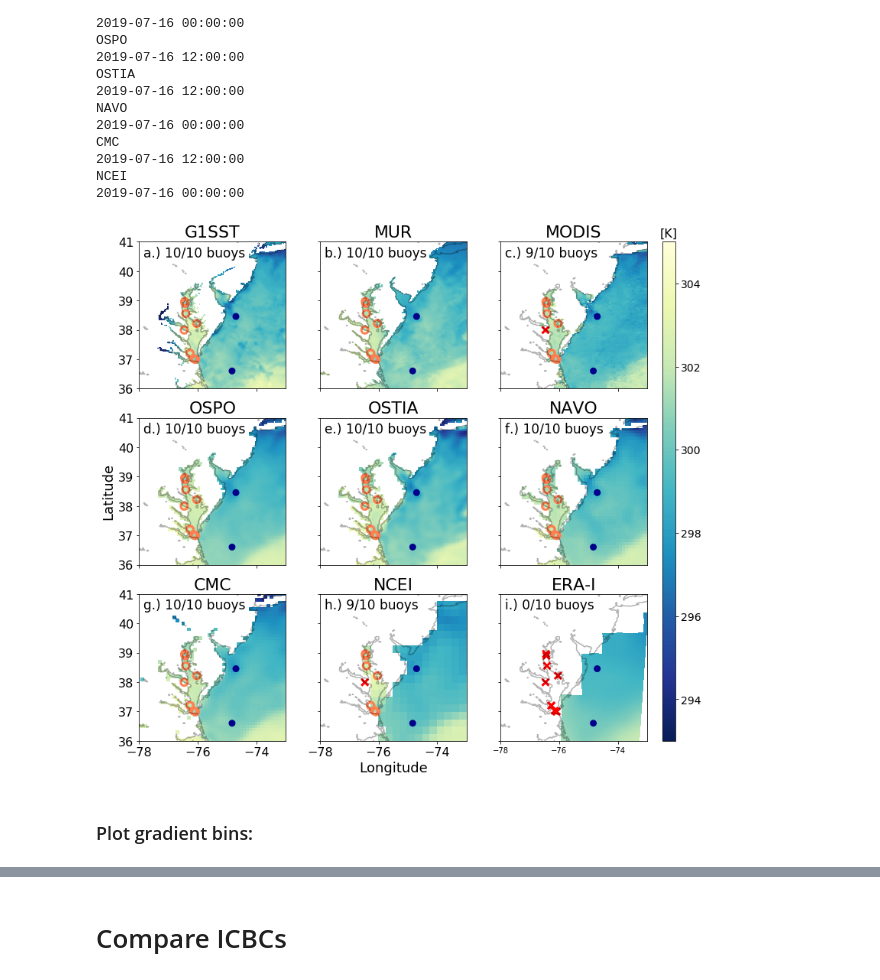
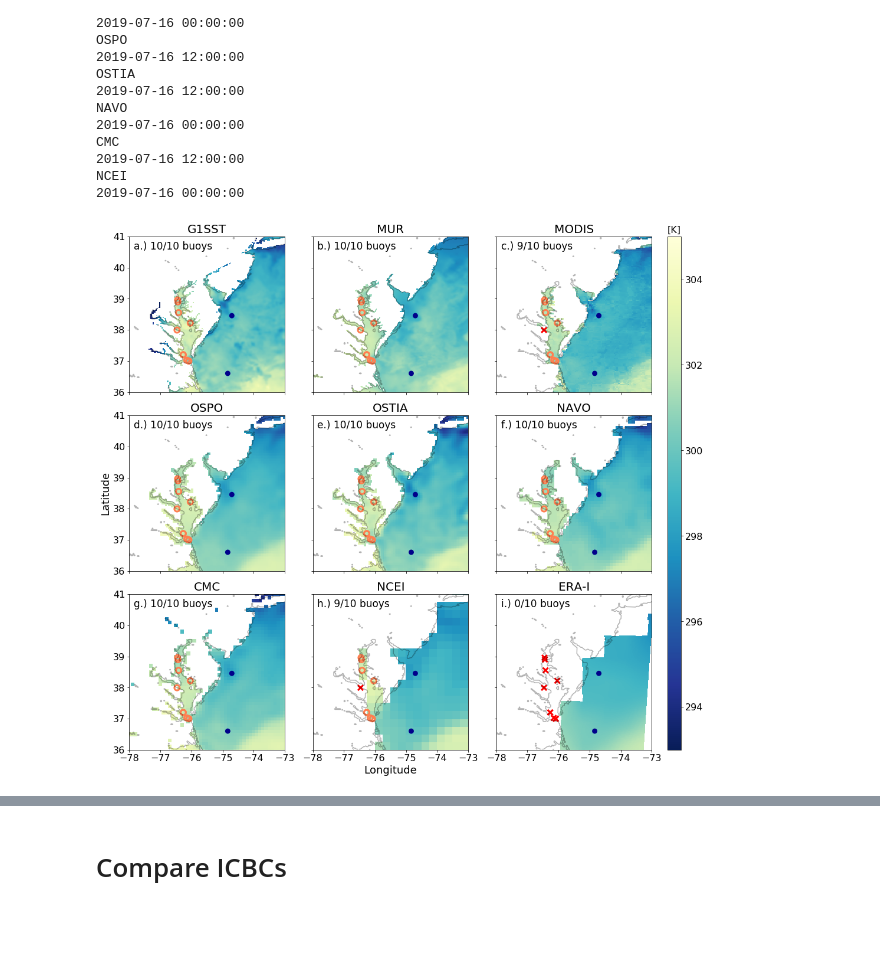
Before and after one commit to hawbecker/publications, a Jupyter notebook: Chesapeake/SST/PreWRF_Analysis.ipynb, the cells around one changed output, grey strips where cells are left out. Cells and saved outputs as stored; diff of their text form; code cells hidden in the pictures; blank space fills up the shorter version.

```diff
--- a/Chesapeake/SST/PreWRF_Analysis.ipynb
+++ b/Chesapeake/SST/PreWRF_Analysis.ipynb
@@ -1554,7 +1478,8 @@ CMC
 NCEI
 2019-07-16 00:00:00
 # %%
-fig,ax = plt.subplots(ncols=3,nrows=3,figsize=(12,12),sharex=True,sharey=True)
+fig,ax = plt.subplots(ncols=3,nrows=3,figsize=(16,16),sharex=True,sharey=True)
+plt.subplots_adjust(hspace=0.15,wspace=0.15)
 row,col = 0,0
 
 cmap = plt.cm.YlGnBu_r
@@ -1579,7 +1504,7 @@ for ss,sst_data in enumerate(plt_order[:]):
     ax[row,col].tick_params(labelsize=16)
     ax[row,col].set_ylim((CBsubset_bot,CBsubset_top))
     ax[row,col].set_xlim((CBsubset_lft,CBsubset_rgt))
-    ax[row,col].set_title(sst_data,size=22)
+    ax[row,col].set_title(sst_data,size=20)
     label_str = '{0}.) '.format(ascii_lowercase[ss])
     if missing_str_fmt == '%':
         missing_str = '{0:3.1f}% Undefined'.format(missing_pct[sst_data])
@@ -1614,7 +1539,9 @@ ax[-1,-1].contour(wrf_d03_lon,wrf_d03_lat,wrf_d03_landmask,colors='k',alpha=0.3,
 ax[-1,-1].set_ylim((CBsubset_bot,CBsubset_top))
 ax[-1,-1].set_xlim((CBsubset_lft,CBsubset_rgt))
 ax[-1,-1].set_aspect('equal')
-ax[-1,-1].set_title('ERA-I',size=22)
+ax[-1,-1].set_title('ERA-I',size=20)
+ax[-1,-1].tick_params(labelsize=16)
+
 label_str = '{0}.) '.format(ascii_lowercase[ss+1])
 sst_data = 'ERAI'
 if missing_str_fmt == '%':
@@ -1630,34 +1557,32 @@ for bb,buoyn in enumerate(shallow_buoys):
     else:
         buoy_c = 'coral'
         buoy_m = 'o'
 
     stn_lat = float(buoy_ds.sel(station=buoyn).lat)
     stn_lon = float(buoy_ds.sel(station=buoyn).lon)
     ax[-1,-1].scatter(stn_lon,stn_lat,ec=buoy_c,marker=buoy_m,fc='none',s=80,lw=3.0)
 
 for row in range(0,3):
     for col in range(0,3):
         for bb,buoyn in enumerate(deep_buoys):
             buoy_c = 'darkblue'
             buoy_m = 'o'
             stn_lat = float(buoy_ds.sel(station=buoyn).lat)
             stn_lon = float(buoy_ds.sel(station=buoyn).lon)
             ax[row,col].scatter(stn_lon,stn_lat,ec='none',marker=buoy_m,fc=buoy_c,s=80,lw=3.0)
 
 cax  = fig.add_axes([0.92,0.125,0.02,0.755])
 cbar = plt.colorbar(sst_plt,cax=cax)
-cbar.ax.tick_params(labelsize=14)
+cbar.ax.tick_params(labelsize=16)
 cbar.ax.set_title('[K]',size=16)
 
 ax[-1,1].set_xlabel('Longitude',size=18)
 ax[1,0].set_ylabel('Latitude',size=18)
 
 if save_figs:
     fig_name = '{}WST_Coverage'.format(save_dir)
     plt.savefig('{}.png'.format(fig_name), bbox_inches = 'tight',pad_inches = 0.1)
     plt.savefig('{}.pdf'.format(fig_name), bbox_inches = 'tight',pad_inches = 0.1)
 plt.show()
 # %% [output]
-[figure, old version]
+[figure, new version]
-# %% [markdown]
-### Plot gradient bins:
```
Also changed, not shown: parts of 22 cells of this notebook, 5 other files.
